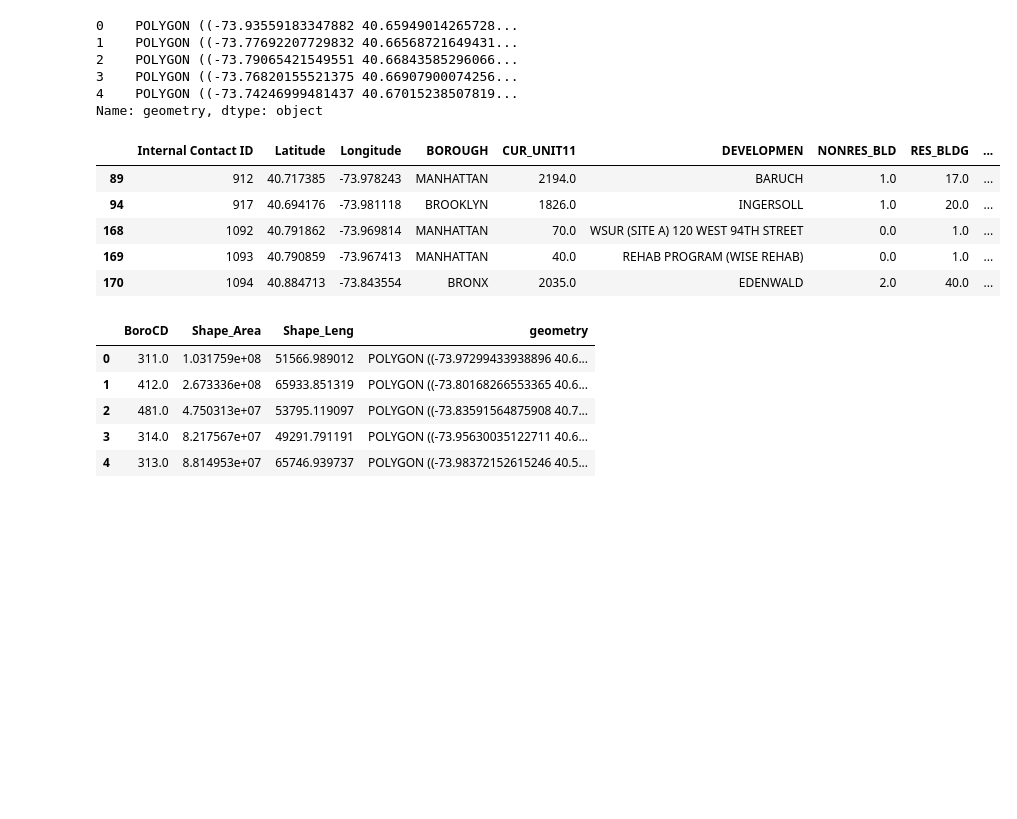
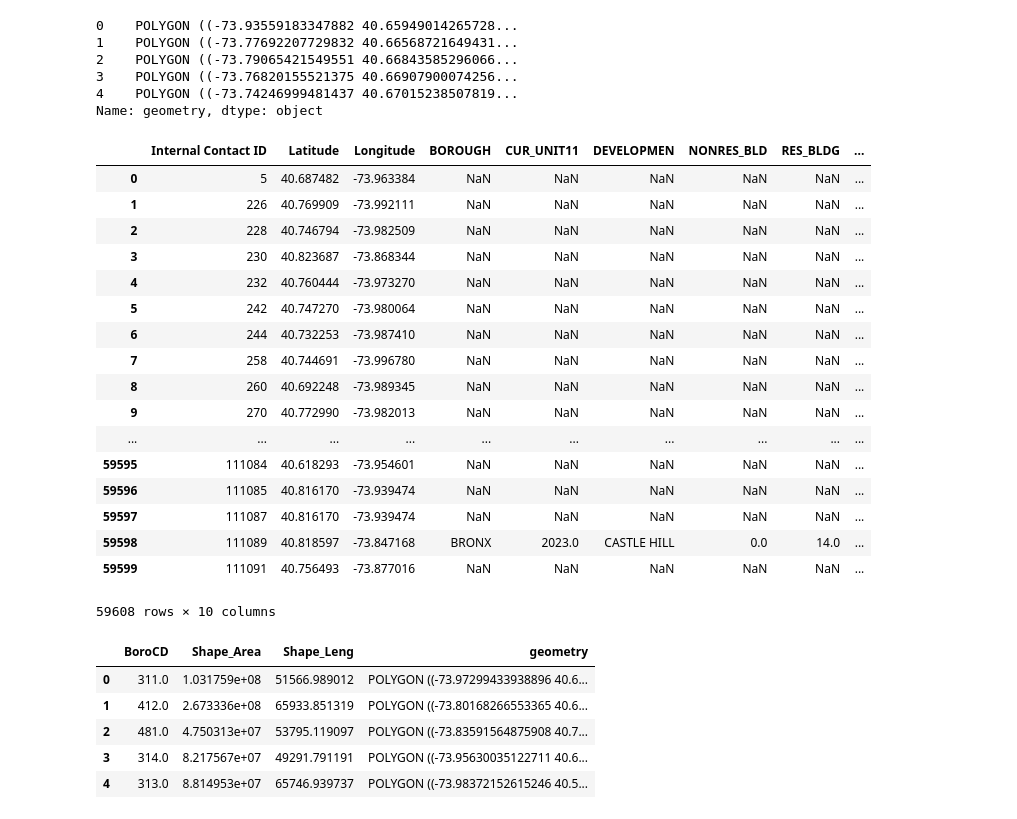
Before and after one commit to nycivicengagementtable/spatial_join, a Jupyter notebook: geometry "inf" debugging.ipynb, the cells around one changed output. Drawn from its saved outputs; the diff is of its cells as text; code cells hidden in the pictures; blank space fills up the shorter version.

Commit message:
change merge_within and corresponding test to reflect left, not inner, join

```diff
--- a/geometry "inf" debugging.ipynb
+++ b/geometry "inf" debugging.ipynb
@@ -72,21 +79,33 @@ Name: geometry, dtype: object
 len(shapes)
 # %%
 def merge_within(shapes, people):
-    merged = gpd.sjoin(people, shapes, how='left', op='within')
+    merged = gpd.sjoin(people, shapes, how='left', op='intersects')
     del merged['geometry']
     del merged['index_right']
-    return merged.dropna()
+    return merged
 # %%
 merged_within = merge_within(shapes, people)
 # %%
-merged_within.head()
+merged_within
 # %% [output]
 |  | Internal Contact ID | Latitude | Longitude | BOROUGH | CUR_UNIT11 | DEVELOPMEN | NONRES_BLD | RES_BLDG | ... |
-| 89 | 912 | 40.717385 | -73.978243 | MANHATTAN | 2194.0 | BARUCH | 1.0 | 17.0 | ... |
-| 94 | 917 | 40.694176 | -73.981118 | BROOKLYN | 1826.0 | INGERSOLL | 1.0 | 20.0 | ... |
-| 168 | 1092 | 40.791862 | -73.969814 | MANHATTAN | 70.0 | WSUR (SITE A) 120 WEST 94TH STREET | 0.0 | 1.0 | ... |
-| 169 | 1093 | 40.790859 | -73.967413 | MANHATTAN | 40.0 | REHAB PROGRAM (WISE REHAB) | 0.0 | 1.0 | ... |
-| 170 | 1094 | 40.884713 | -73.843554 | BRONX | 2035.0 | EDENWALD | 2.0 | 40.0 | ... |
+| 0 | 5 | 40.687482 | -73.963384 | NaN | NaN | NaN | NaN | NaN | ... |
+| 1 | 226 | 40.769909 | -73.992111 | NaN | NaN | NaN | NaN | NaN | ... |
+| 2 | 228 | 40.746794 | -73.982509 | NaN | NaN | NaN | NaN | NaN | ... |
+| 3 | 230 | 40.823687 | -73.868344 | NaN | NaN | NaN | NaN | NaN | ... |
+| 4 | 232 | 40.760444 | -73.973270 | NaN | NaN | NaN | NaN | NaN | ... |
+| 5 | 242 | 40.747270 | -73.980064 | NaN | NaN | NaN | NaN | NaN | ... |
+| 6 | 244 | 40.732253 | -73.987410 | NaN | NaN | NaN | NaN | NaN | ... |
+| 7 | 258 | 40.744691 | -73.996780 | NaN | NaN | NaN | NaN | NaN | ... |
+| 8 | 260 | 40.692248 | -73.989345 | NaN | NaN | NaN | NaN | NaN | ... |
+| 9 | 270 | 40.772990 | -73.982013 | NaN | NaN | NaN | NaN | NaN | ... |
+| ... | ... | ... | ... | ... | ... | ... | ... | ... | ... |
+| 59595 | 111084 | 40.618293 | -73.954601 | NaN | NaN | NaN | NaN | NaN | ... |
+| 59596 | 111085 | 40.816170 | -73.939474 | NaN | NaN | NaN | NaN | NaN | ... |
+| 59597 | 111087 | 40.816170 | -73.939474 | NaN | NaN | NaN | NaN | NaN | ... |
+| 59598 | 111089 | 40.818597 | -73.847168 | BRONX | 2023.0 | CASTLE HILL | 0.0 | 14.0 | ... |
+| 59599 | 111091 | 40.756493 | -73.877016 | NaN | NaN | NaN | NaN | NaN | ... |
+59608 rows × 10 columns
 # %%
 merged_within.to_csv("/Users/asiega/Desktop/preliminary_merge.csv")
 # %%
```
Also changed, not shown: parts of 1 cell of this notebook, 2 other files.
